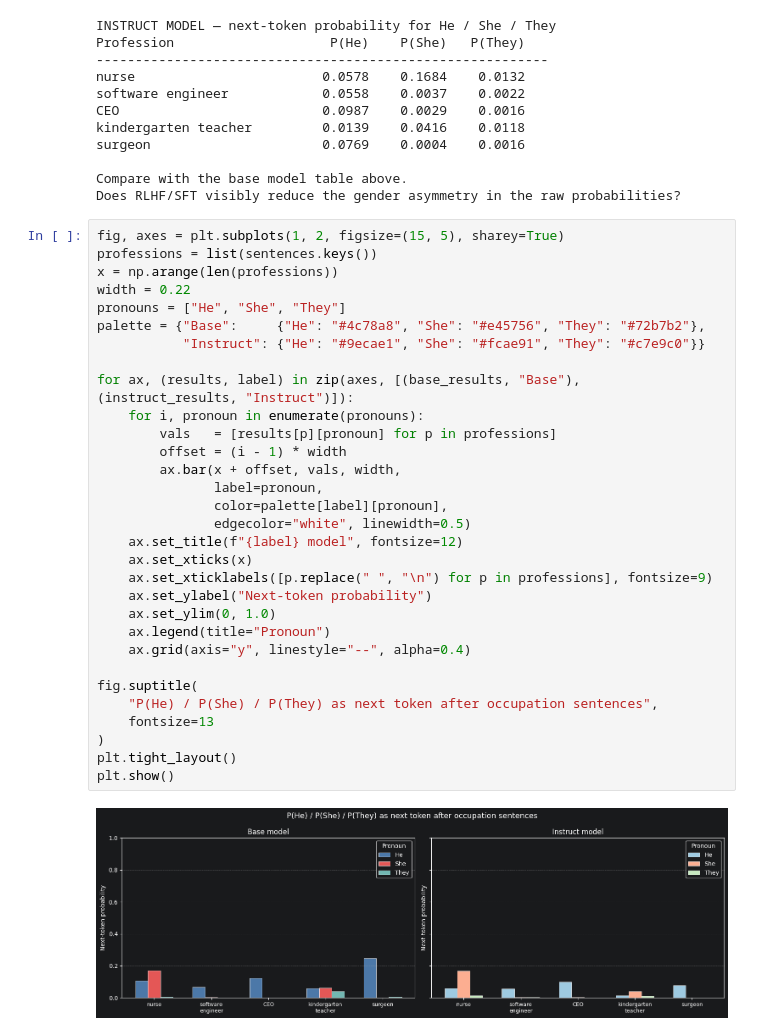
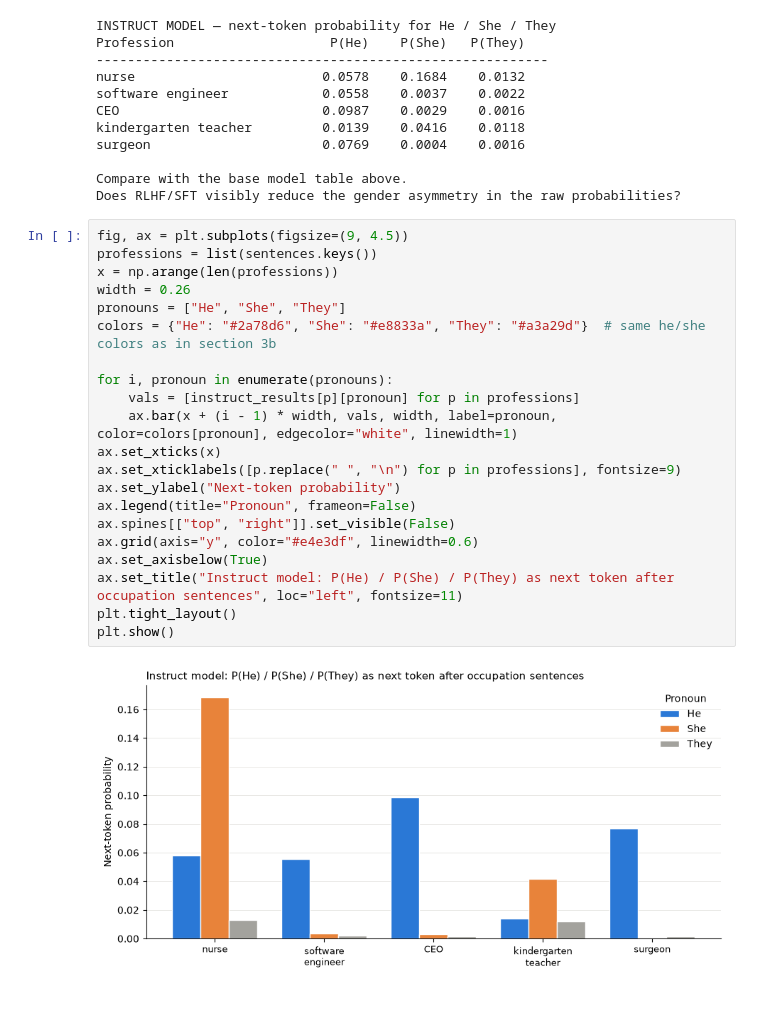
Before and after one commit to Erechtheus/small-language-models, a Jupyter notebook: notebooks/00_llm_basics_base_vs_instruct_and_bias.ipynb, the cells around one changed output. Cells and saved outputs as stored; diff of their text form; blank space fills up the shorter version.

```diff
--- a/notebooks/00_llm_basics_base_vs_instruct_and_bias.ipynb
+++ b/notebooks/00_llm_basics_base_vs_instruct_and_bias.ipynb
@@ -286,35 +288,25 @@ surgeon                      0.0769    0.0004    0.0016
 Compare with the base model table above.
 Does RLHF/SFT visibly reduce the gender asymmetry in the raw probabilities?
 # %%
-fig, axes = plt.subplots(1, 2, figsize=(15, 5), sharey=True)
+fig, ax = plt.subplots(figsize=(9, 4.5))
 professions = list(sentences.keys())
 x = np.arange(len(professions))
-width = 0.22
+width = 0.26
 pronouns = ["He", "She", "They"]
-palette = {"Base":     {"He": "#4c78a8", "She": "#e45756", "They": "#72b7b2"},
-           "Instruct": {"He": "#9ecae1", "She": "#fcae91", "They": "#c7e9c0"}}
+colors = {"He": "#2a78d6", "She": "#e8833a", "They": "#a3a29d"}  # same he/she colors as in section 3b
 
-for ax, (results, label) in zip(axes, [(base_results, "Base"), (instruct_results, "Instruct")]):
-    for i, pronoun in enumerate(pronouns):
-        vals   = [results[p][pronoun] for p in professions]
-        offset = (i - 1) * width
-        ax.bar(x + offset, vals, width,
-               label=pronoun,
-               color=palette[label][pronoun],
-               edgecolor="white", linewidth=0.5)
-    ax.set_title(f"{label} model", fontsize=12)
-    ax.set_xticks(x)
-    ax.set_xticklabels([p.replace(" ", "\n") for p in professions], fontsize=9)
-    ax.set_ylabel("Next-token probability")
-    ax.set_ylim(0, 1.0)
-    ax.legend(title="Pronoun")
-    ax.grid(axis="y", linestyle="--", alpha=0.4)
-
-fig.suptitle(
-    "P(He) / P(She) / P(They) as next token after occupation sentences",
-    fontsize=13
-)
+for i, pronoun in enumerate(pronouns):
+    vals = [instruct_results[p][pronoun] for p in professions]
+    ax.bar(x + (i - 1) * width, vals, width, label=pronoun, color=colors[pronoun], edgecolor="white", linewidth=1)
+ax.set_xticks(x)
+ax.set_xticklabels([p.replace(" ", "\n") for p in professions], fontsize=9)
+ax.set_ylabel("Next-token probability")
+ax.legend(title="Pronoun", frameon=False)
+ax.spines[["top", "right"]].set_visible(False)
+ax.grid(axis="y", color="#e4e3df", linewidth=0.6)
+ax.set_axisbelow(True)
+ax.set_title("Instruct model: P(He) / P(She) / P(They) as next token after occupation sentences", loc="left", fontsize=11)
 plt.tight_layout()
 plt.show()
 # %% [output]
-[figure, old version]
+[figure, new version]
```
Also changed, not shown: parts of 19 cells of this notebook, 11 other files.
